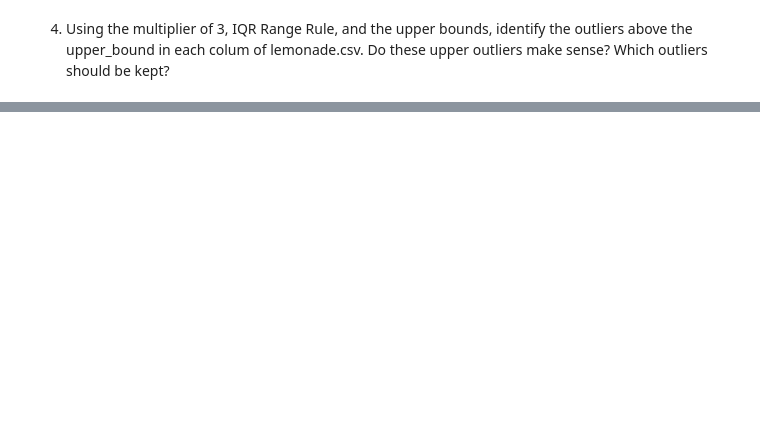
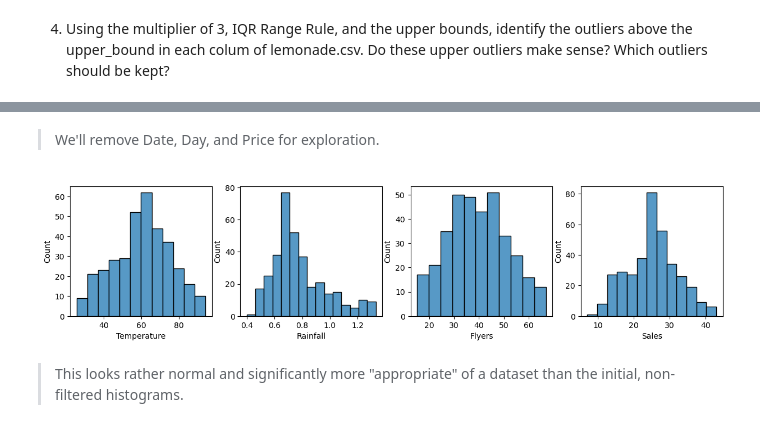
Before and after one commit to wilson-velasco/anomaly-detection-exercises, a Jupyter notebook: continuous_probabilistic_methods.ipynb, the cells around one changed output, grey strips where cells are left out. Cells and saved outputs as stored; diff of their text form; code cells hidden in the pictures; blank space fills up the shorter version.

```diff
--- a/continuous_probabilistic_methods.ipynb
+++ b/continuous_probabilistic_methods.ipynb
@@ -104,0 +264,15 @@ Upper: 45.0
+# %% [markdown]
+> We'll remove Date, Day, and Price for exploration.
+# %%
+plt.figure(figsize=(15,3))
+
+for i, col in enumerate(lemon[['Temperature', 'Rainfall', 'Flyers', 'Sales']]):
+    plt.subplot(1,4,(i+1))
+    sns.histplot(lemon[col][((lemon[col] > (lemon[col].mean() - (2 * lemon[col].std())))) & \ #Using two times the std
+                           ((lemon[col] < (lemon[col].mean() + (2 * lemon[col].std()))))])
+
+plt.show()
+# %% [output]
+[figure, added]
+# %% [markdown]
+> This looks rather normal and significantly more "appropriate" of a dataset than the initial, non-filtered histograms.
```
Also changed, not shown: parts of 18 cells of this notebook.
